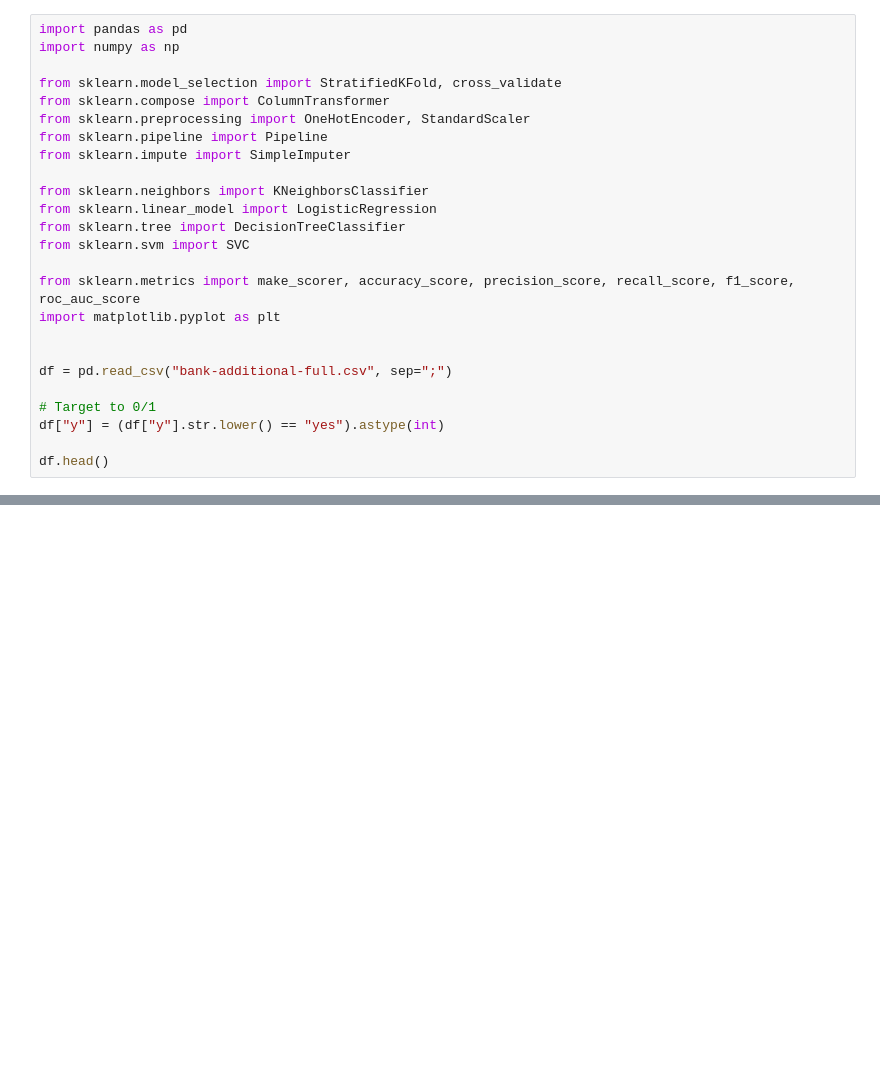
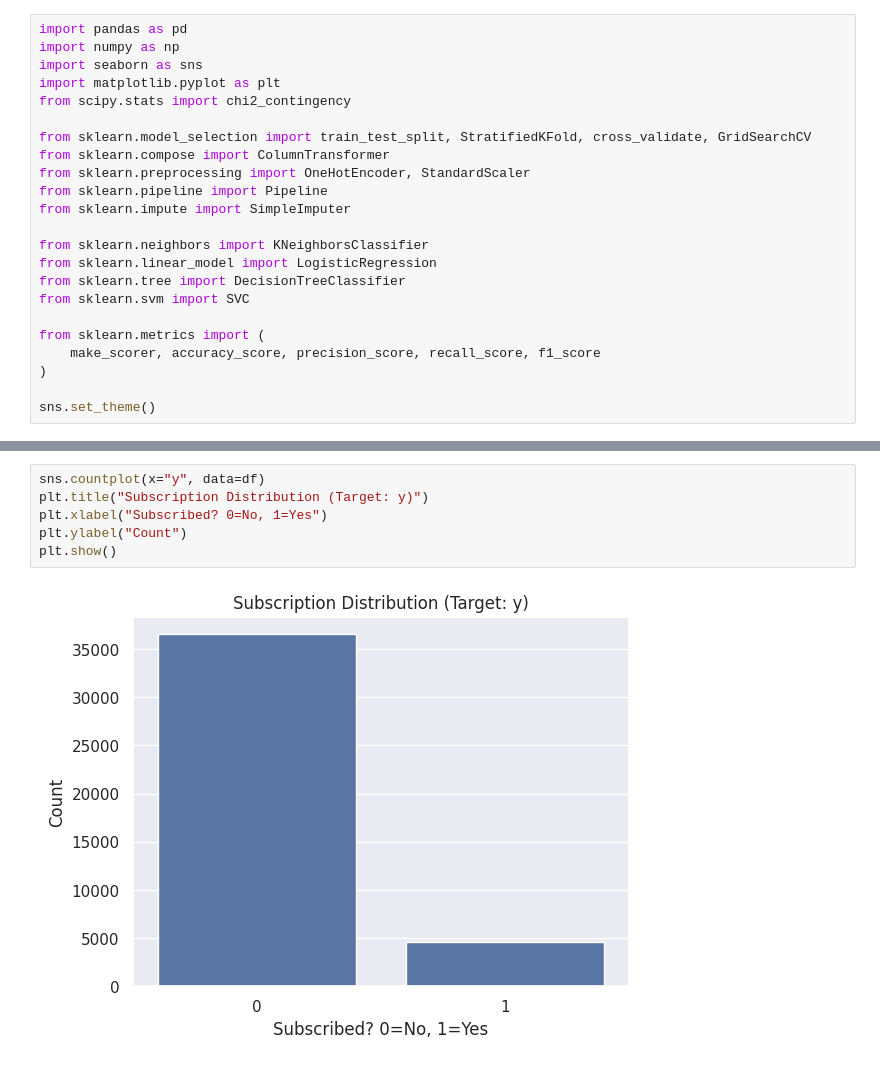
Before and after one commit to rh2098ta/Practicalapplication3, a Jupyter notebook: practical3.ipynb, the cells around one changed output, grey strips where cells are left out. Saved outputs shown, nothing was run; the diff lists cells and outputs as text; blank space fills up the shorter version.

```diff
--- a/practical3.ipynb
+++ b/practical3.ipynb
@@ -3,8 +3,11 @@
 # %%
 import pandas as pd
 import numpy as np
+import seaborn as sns
+import matplotlib.pyplot as plt
+from scipy.stats import chi2_contingency
 
-from sklearn.model_selection import StratifiedKFold, cross_validate
+from sklearn.model_selection import train_test_split, StratifiedKFold, cross_validate, GridSearchCV
 from sklearn.compose import ColumnTransformer
 from sklearn.preprocessing import OneHotEncoder, StandardScaler
 from sklearn.pipeline import Pipeline
@@ -15,13 +18,8 @@ from sklearn.linear_model import LogisticRegression
 from sklearn.tree import DecisionTreeClassifier
 from sklearn.svm import SVC
 
-from sklearn.metrics import make_scorer, accuracy_score, precision_score, recall_score, f1_score, roc_auc_score
-import matplotlib.pyplot as plt
+from sklearn.metrics import (
+    make_scorer, accuracy_score, precision_score, recall_score, f1_score
+)
 
-
-df = pd.read_csv("bank-additional-full.csv", sep=";")
-
-# Target to 0/1
-df["y"] = (df["y"].str.lower() == "yes").astype(int)
-
-df.head()
+sns.set_theme()
@@ -135,0 +146,8 @@ plt.show()
+# %%
+sns.countplot(x="y", data=df)
+plt.title("Subscription Distribution (Target: y)")
+plt.xlabel("Subscribed? 0=No, 1=Yes")
+plt.ylabel("Count")
+plt.show()
+# %% [output]
+[figure, added]
```
Also changed, not shown: parts of 20 cells of this notebook.
